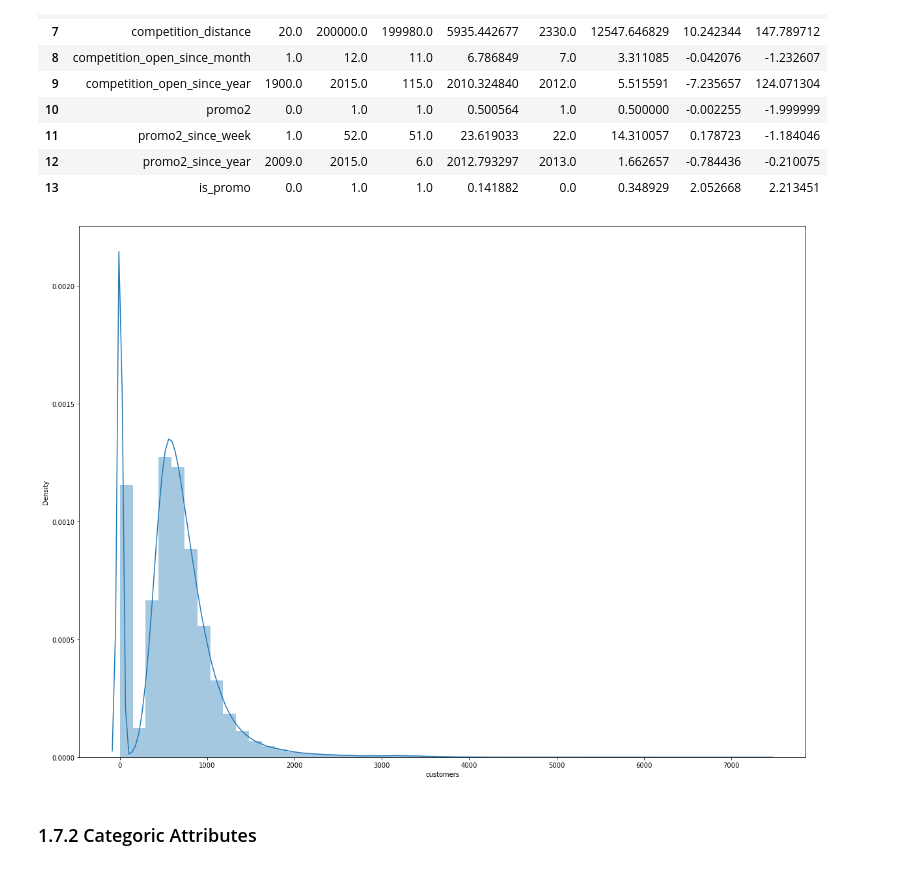
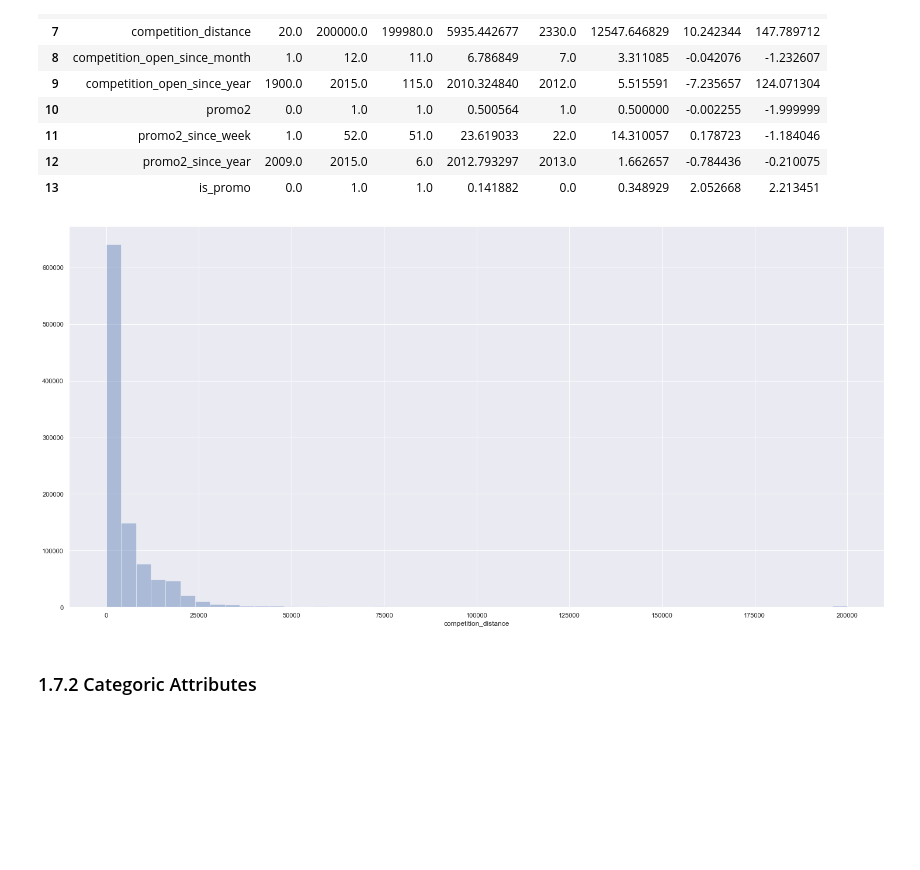
Before and after one commit to webluc/ds-em-producao, a Jupyter notebook: m03_v01_store_sales_prediction.ipynb, the cells around one changed output. Saved outputs shown, nothing was run; the diff lists cells and outputs as text; code cells hidden in the pictures; blank space fills up the shorter version.

```diff
--- a/m03_v01_store_sales_prediction.ipynb
+++ b/m03_v01_store_sales_prediction.ipynb
@@ -210,11 +225,10 @@ m
 | 12 | promo2_since_year | 2009.0 | 2015.0 | 6.0 | 2012.793297 | 2013.0 | 1.662657 | -0.784436 | -0.210075 |
 | 13 | is_promo | 0.0 | 1.0 | 1.0 | 0.141882 | 0.0 | 0.348929 | 2.052668 | 2.213451 |
 # %%
-plt.figure(figsize=(20,15))
 
-sns.distplot( df1['customers']);
+sns.distplot( df1['competition_distance'], kde=False);
 # %% [output]
-[figure, old version]
+[figure, new version]
 # %% [markdown]
 ### 1.7.2 Categoric Attributes
 # %%
```
Also changed, not shown: parts of 17 cells of this notebook.
